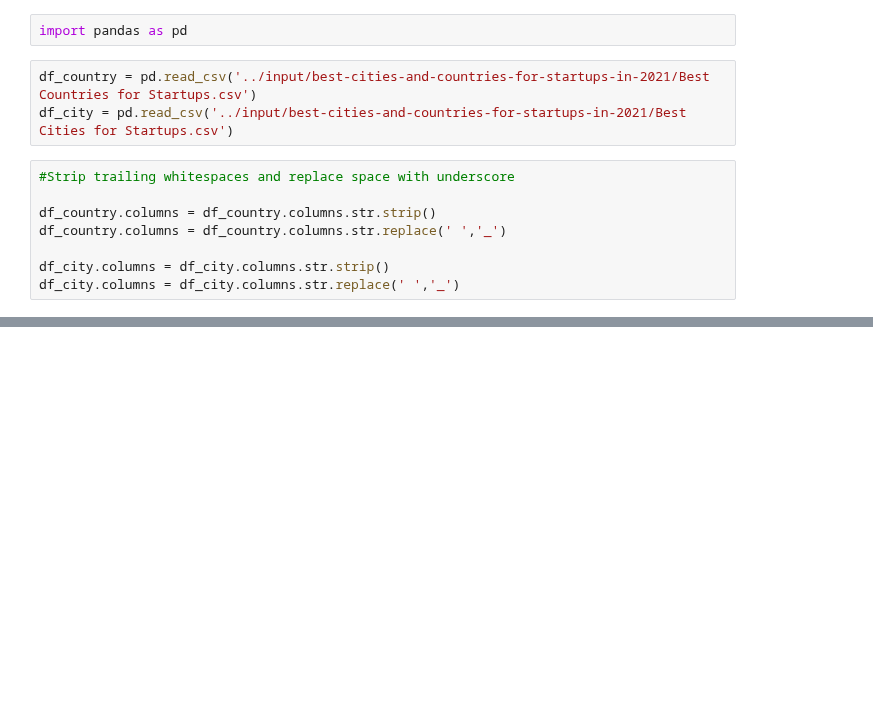
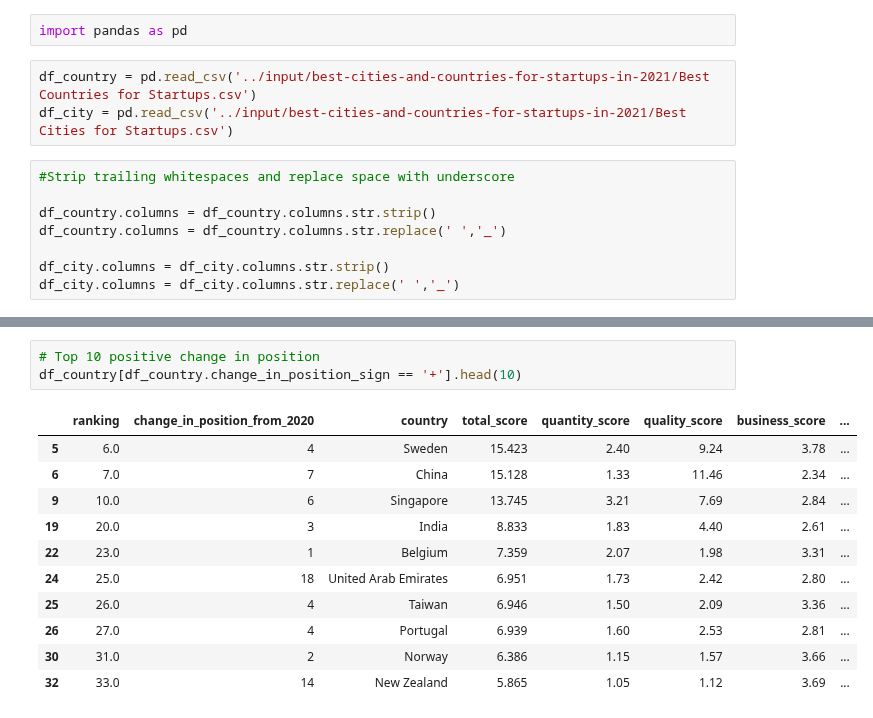
Before and after one commit to chandanabrdwj/100DaysOfML, a Jupyter notebook: best-cities-and-countries-for-startup.ipynb, the cells around one changed output, grey strips where cells are left out. Drawn from its saved outputs; the diff is of its cells as text; blank space fills up the shorter version.

```diff
--- a/best-cities-and-countries-for-startup.ipynb
+++ b/best-cities-and-countries-for-startup.ipynb
@@ -123,0 +31,15 @@ df_city.tail(20)
+# %%
+# Top 10 positive change in position
+df_country[df_country.change_in_position_sign == '+'].head(10)
+# %% [output]
+|  | ranking | change_in_position_from_2020 | country | total_score | quantity_score | quality_score | business_score | ... |
+| 5 | 6.0 | 4 | Sweden | 15.423 | 2.40 | 9.24 | 3.78 | ... |
+| 6 | 7.0 | 7 | China | 15.128 | 1.33 | 11.46 | 2.34 | ... |
+| 9 | 10.0 | 6 | Singapore | 13.745 | 3.21 | 7.69 | 2.84 | ... |
+| 19 | 20.0 | 3 | India | 8.833 | 1.83 | 4.40 | 2.61 | ... |
+| 22 | 23.0 | 1 | Belgium | 7.359 | 2.07 | 1.98 | 3.31 | ... |
+| 24 | 25.0 | 18 | United Arab Emirates | 6.951 | 1.73 | 2.42 | 2.80 | ... |
+| 25 | 26.0 | 4 | Taiwan | 6.946 | 1.50 | 2.09 | 3.36 | ... |
+| 26 | 27.0 | 4 | Portugal | 6.939 | 1.60 | 2.53 | 2.81 | ... |
+| 30 | 31.0 | 2 | Norway | 6.386 | 1.15 | 1.57 | 3.66 | ... |
+| 32 | 33.0 | 14 | New Zealand | 5.865 | 1.05 | 1.12 | 3.69 | ... |
```
Also changed, not shown: parts of 21 cells of this notebook.
